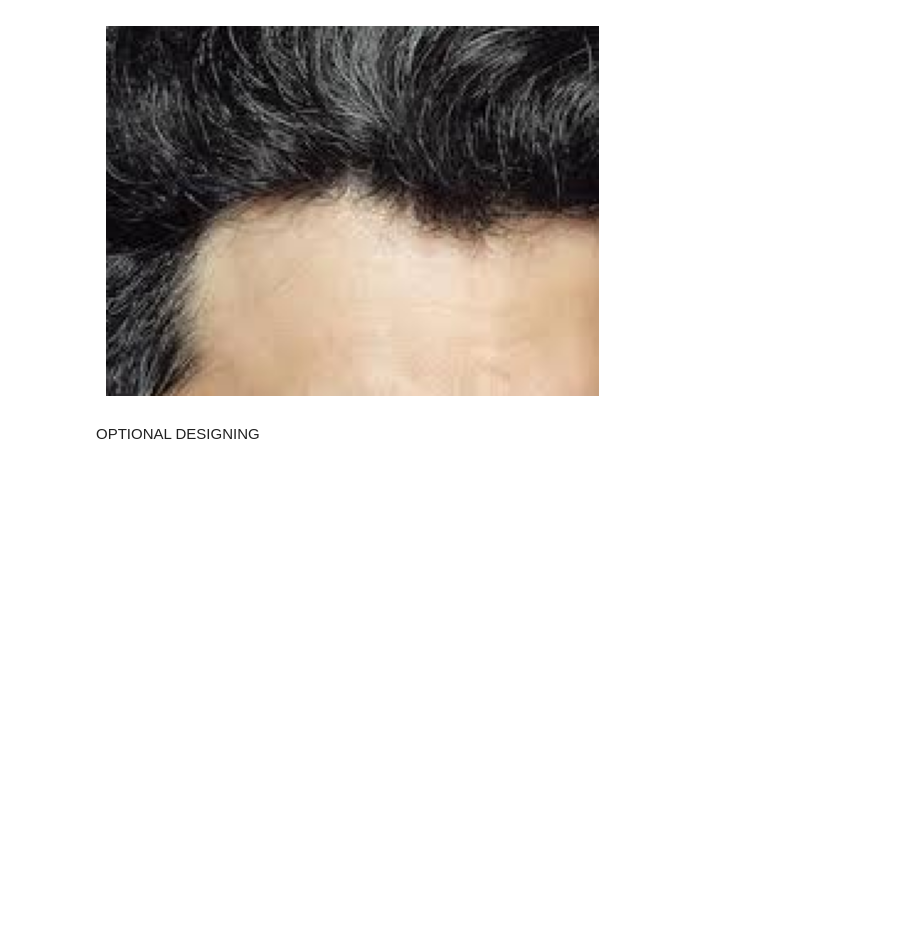
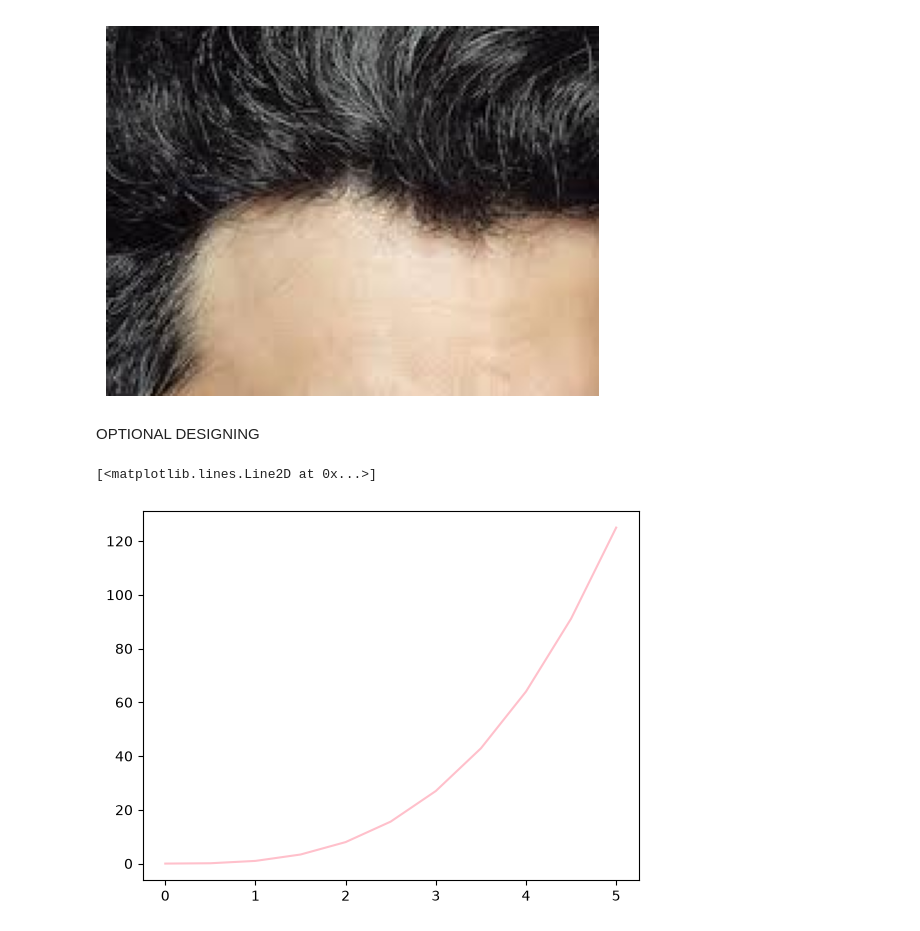
Before and after one commit to AarushiSavla/data-visualization, a Jupyter notebook: matplotlib.ipynb, the cells around one changed output. Drawn from its saved outputs; the diff is of its cells as text; code cells hidden in the pictures; blank space fills up the shorter version.

```diff
--- a/matplotlib.ipynb
+++ b/matplotlib.ipynb
@@ -154,3 +154,9 @@ plt.axis('off')
 [figure]
 # %% [markdown]
 OPTIONAL DESIGNING
+# %%
+# CHANGE COLOR
+plt.plot(x,y,color="pink")
+# %% [output]
+[<matplotlib.lines.Line2D at 0x...>]
+[figure, added]
```
Also changed, not shown: parts of 2 cells of this notebook.
